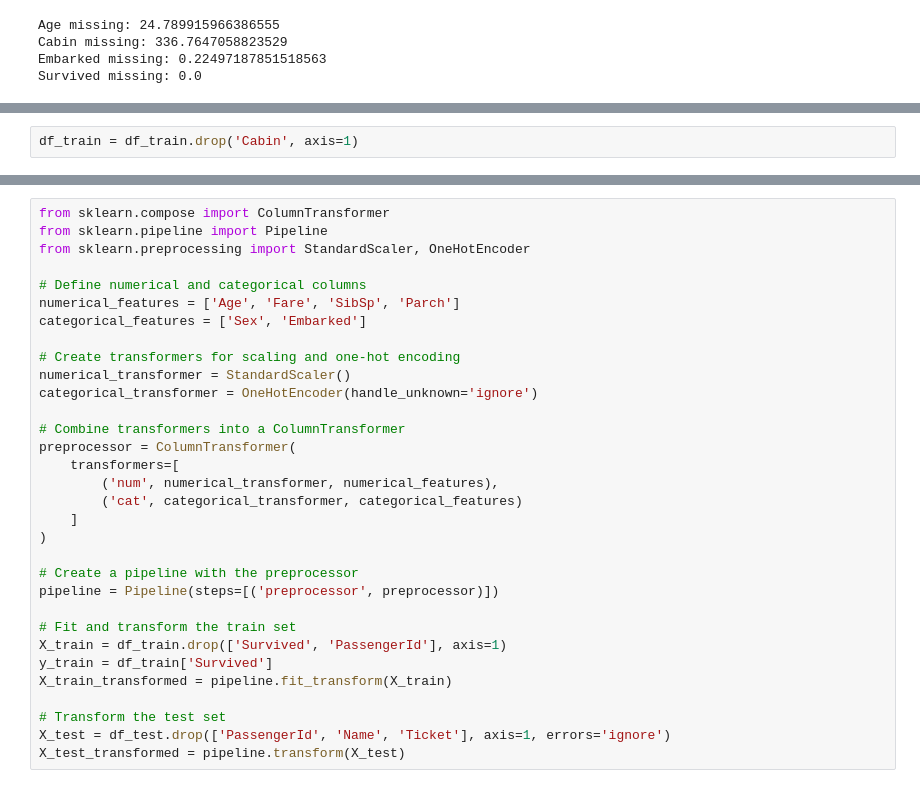
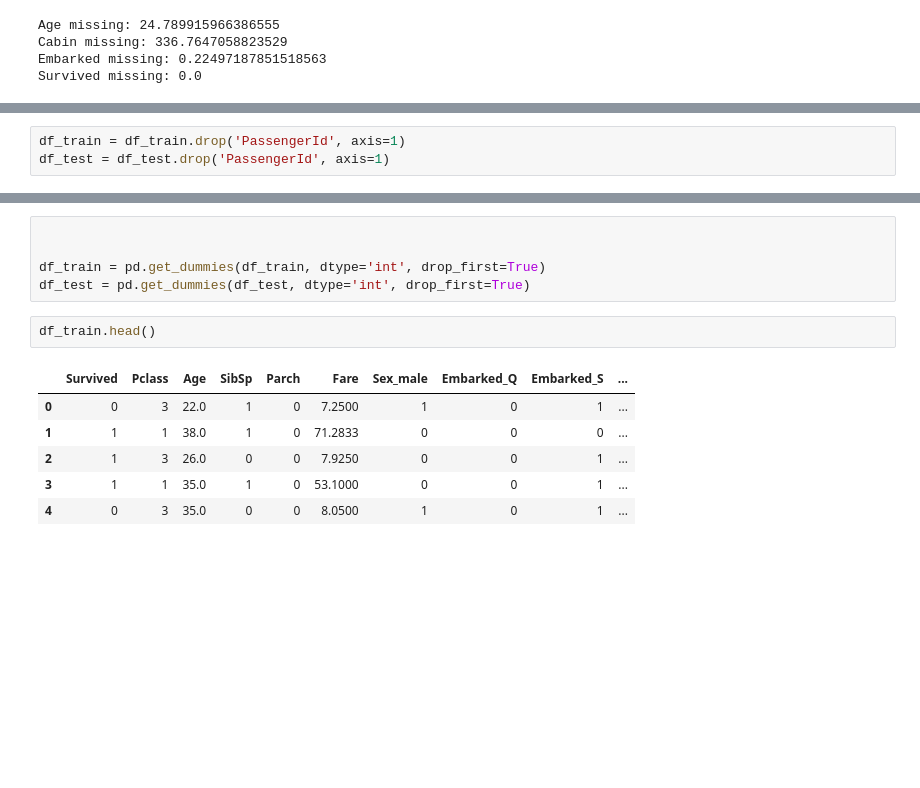
Before and after one commit to rishbjain1/Titanic_dataset, a Jupyter notebook: playground.ipynb, the cells around one changed output, grey strips where cells are left out. Cells and saved outputs as stored; diff of their text form; blank space fills up the shorter version.

Commit message:
preprocessing and initial models built

```diff
--- a/playground.ipynb
+++ b/playground.ipynb
@@ -79,2 +193,3 @@ df_train['Embarked'] = df_train['Embarked'].fillna('Unknown')
 # %%
-df_train = df_train.drop('Cabin', axis=1)
+df_train = df_train.drop('PassengerId', axis=1)
+df_test = df_test.drop('PassengerId', axis=1)
@@ -276,32 +231,14 @@ Remaining missing values in Age: 9
-# %%
-from sklearn.compose import ColumnTransformer
-from sklearn.pipeline import Pipeline
-from sklearn.preprocessing import StandardScaler, OneHotEncoder
-
-# Define numerical and categorical columns
-numerical_features = ['Age', 'Fare', 'SibSp', 'Parch']
-categorical_features = ['Sex', 'Embarked']
-
-# Create transformers for scaling and one-hot encoding
-numerical_transformer = StandardScaler()
-categorical_transformer = OneHotEncoder(handle_unknown='ignore')
-
-# Combine transformers into a ColumnTransformer
-preprocessor = ColumnTransformer(
-    transformers=[
-        ('num', numerical_transformer, numerical_features),
-        ('cat', categorical_transformer, categorical_features)
-    ]
-)
-
-# Create a pipeline with the preprocessor
-pipeline = Pipeline(steps=[('preprocessor', preprocessor)])
-
-# Fit and transform the train set
-X_train = df_train.drop(['Survived', 'PassengerId'], axis=1)
-y_train = df_train['Survived']
-X_train_transformed = pipeline.fit_transform(X_train)
-
-# Transform the test set
-X_test = df_test.drop(['PassengerId', 'Name', 'Ticket'], axis=1, errors='ignore')
-X_test_transformed = pipeline.transform(X_test)
+# %%
+
+
+df_train = pd.get_dummies(df_train, dtype='int', drop_first=True)
+df_test = pd.get_dummies(df_test, dtype='int', drop_first=True)
+# %%
+df_train.head()
+# %% [output]
+|  | Survived | Pclass | Age | SibSp | Parch | Fare | Sex_male | Embarked_Q | Embarked_S | ... |
+| 0 | 0 | 3 | 22.0 | 1 | 0 | 7.2500 | 1 | 0 | 1 | ... |
+| 1 | 1 | 1 | 38.0 | 1 | 0 | 71.2833 | 0 | 0 | 0 | ... |
+| 2 | 1 | 3 | 26.0 | 0 | 0 | 7.9250 | 0 | 0 | 1 | ... |
+| 3 | 1 | 1 | 35.0 | 1 | 0 | 53.1000 | 0 | 0 | 1 | ... |
+| 4 | 0 | 3 | 35.0 | 0 | 0 | 8.0500 | 1 | 0 | 1 | ... |
```
Also changed, not shown: parts of 17 cells of this notebook.
